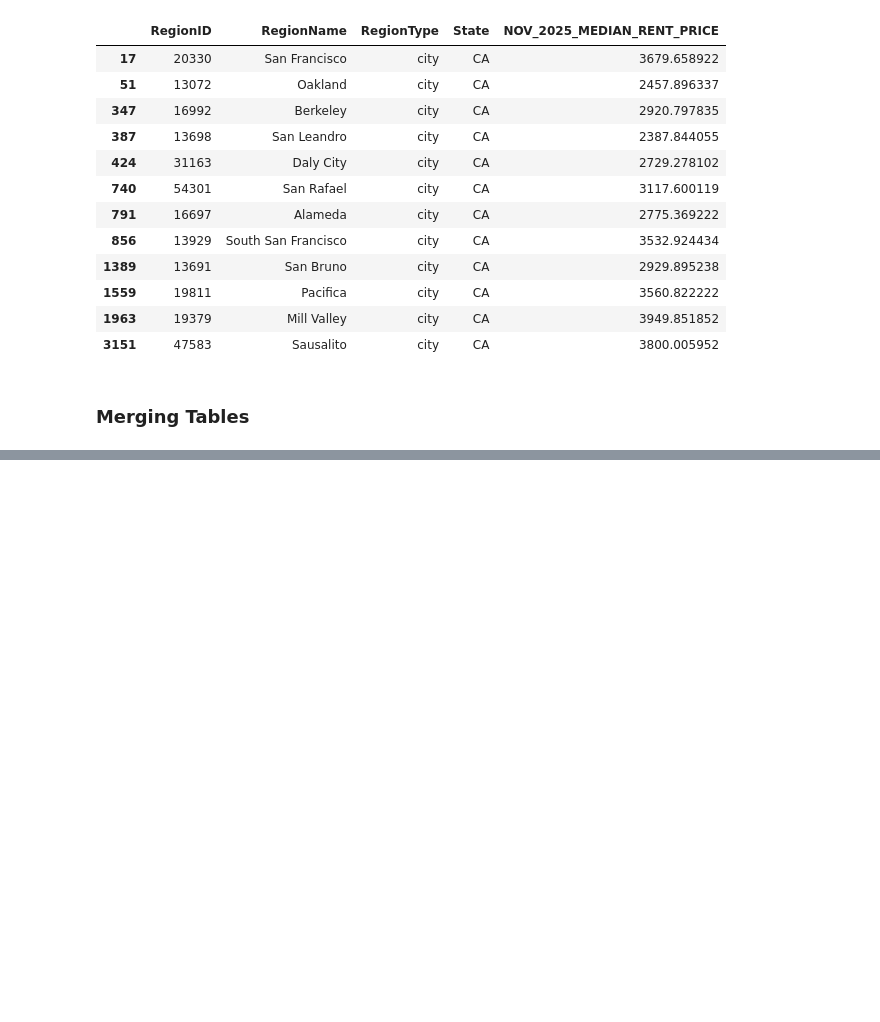
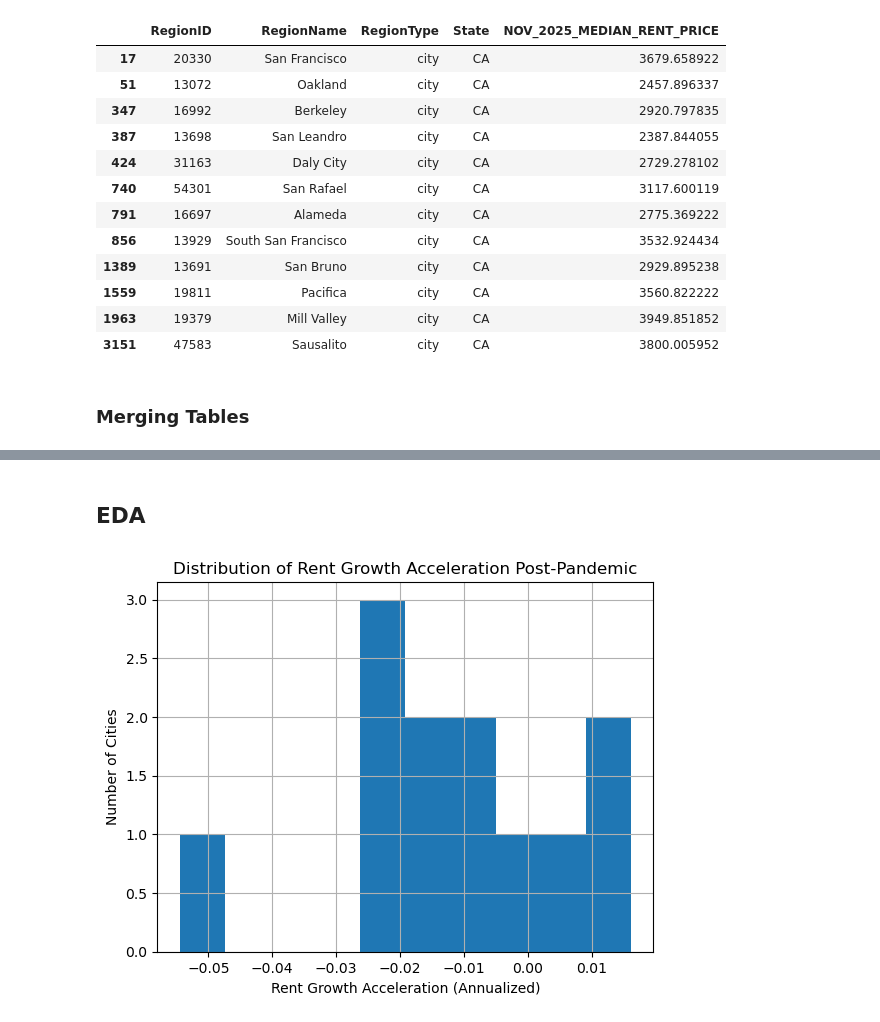
Before and after one commit to jagresti/remote-work-housing, a Jupyter notebook: city_data.ipynb, the cells around one changed output, grey strips where cells are left out. Drawn from its saved outputs; the diff is of its cells as text; code cells hidden in the pictures; blank space fills up the shorter version.

```diff
--- a/city_data.ipynb
+++ b/city_data.ipynb
@@ -252,0 +436,3 @@ merged_table
+# %%
+growth_pivot['rent_growth_acceleration'] = growth_pivot['post'] - growth_pivot['baseline']
+growth_pivot.sort_values(by='rent_growth_acceleration', ascending=False)
@@ -252,0 +453,12 @@ merged_table
+# %%
+master = merged_table.merge(growth_pivot, left_on='NAME', right_on='RegionName', how='outer')
+master.drop(columns=['RegionName'], inplace=True)
+master.rename(columns={'NAME': 'region',
+                       'MEDIAN_HOUSEHOLD_INCOME': 'median_household_income',
+                       'TOTAL_HOUSING_UNITS': 'total_housing_units',
+                        'NOV_2025_MEDIAN_RENT_PRICE': 'nov_2025_median_rent_price',
+                        'RENT_TO_INCOME_RATIO': 'rent_to_income',
+                        'MONTLY_RENT_SHARE': 'monthly_rent_share',
+                        'baseline': 'baseline_growth',
+                        'post': 'post_growth'}, inplace=True)
+master
@@ -252,0 +479,3 @@ merged_table
+# %%
+master['monthly_income'] = master['median_household_income'] / 12
+master
@@ -252,0 +496,3 @@ merged_table
+# %%
+master['severely_burdened'] = master['rent_to_income'] > 0.5
+master
@@ -252,0 +513,12 @@ merged_table
+# %% [markdown]
+## EDA
+# %%
+master['rent_growth_acceleration'].hist(bins=10)
+plt.ylabel('Number of Cities')
+plt.xlabel('Rent Growth Acceleration (Annualized)')
+plt.title('Distribution of Rent Growth Acceleration Post-Pandemic')
+plt.show()
+#most rents have slowed post-pandemic
+#some cities (3) have seen rent growth accelerate
+# %% [output]
+[figure, added]
```
Also changed, not shown: parts of 22 cells of this notebook, 1 other file.
